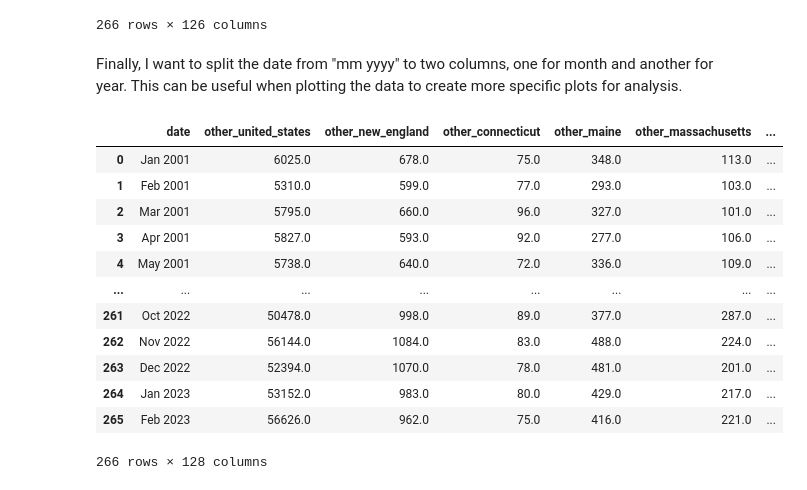
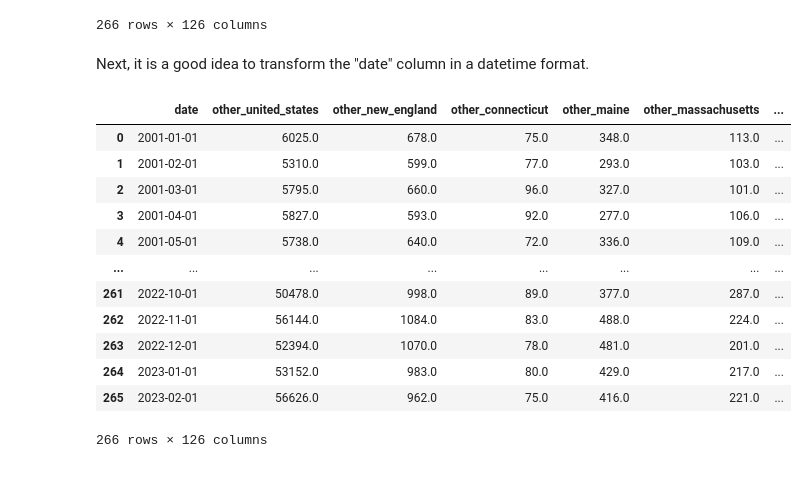
Before and after one commit to abasilio91/DS-wind_production_US, a Jupyter notebook: wind-power-production-statistical-study.ipynb, the cells around one changed output. Saved outputs shown, nothing was run; the diff lists cells and outputs as text; code cells hidden in the pictures.

```diff
--- a/wind-power-production-statistical-study.ipynb
+++ b/wind-power-production-statistical-study.ipynb
@@ -148,26 +150,25 @@ df_withna
 | 264 | Jan 2023 | 53152.0 | 983.0 | 80.0 | 429.0 | 217.0 | ... |
 | 265 | Feb 2023 | 56626.0 | 962.0 | 75.0 | 416.0 | 221.0 | ... |
 266 rows × 126 columns
-# %% [markdown]
-Finally, I want to split the date from "mm yyyy" to two columns, one for month and another for year. This can be useful when plotting the data to create more specific plots for analysis.
-# %%
-df_withna[['month','year']] = df_withna['date'].str.split(expand=True)
-df_withna['year'] = pd.to_numeric(df_withna['year'])
-df_withna
-# %% [output]
-|  | date | other_united_states | other_new_england | other_connecticut | other_maine | other_massachusetts | ... |
-| 0 | Jan 2001 | 6025.0 | 678.0 | 75.0 | 348.0 | 113.0 | ... |
-| 1 | Feb 2001 | 5310.0 | 599.0 | 77.0 | 293.0 | 103.0 | ... |
-| 2 | Mar 2001 | 5795.0 | 660.0 | 96.0 | 327.0 | 101.0 | ... |
-| 3 | Apr 2001 | 5827.0 | 593.0 | 92.0 | 277.0 | 106.0 | ... |
-| 4 | May 2001 | 5738.0 | 640.0 | 72.0 | 336.0 | 109.0 | ... |
-| ... | ... | ... | ... | ... | ... | ... | ... |
-| 261 | Oct 2022 | 50478.0 | 998.0 | 89.0 | 377.0 | 287.0 | ... |
-| 262 | Nov 2022 | 56144.0 | 1084.0 | 83.0 | 488.0 | 224.0 | ... |
-| 263 | Dec 2022 | 52394.0 | 1070.0 | 78.0 | 481.0 | 201.0 | ... |
-| 264 | Jan 2023 | 53152.0 | 983.0 | 80.0 | 429.0 | 217.0 | ... |
-| 265 | Feb 2023 | 56626.0 | 962.0 | 75.0 | 416.0 | 221.0 | ... |
-266 rows × 128 columns
+# %% [markdown]
+Next, it is a good idea to transform the "date" column in a datetime format.
+# %%
+df_withna['date'] = pd.to_datetime(df_withna.date, format='%b %Y')
+df_withna
+# %% [output]
+|  | date | other_united_states | other_new_england | other_connecticut | other_maine | other_massachusetts | ... |
+| 0 | 2001-01-01 | 6025.0 | 678.0 | 75.0 | 348.0 | 113.0 | ... |
+| 1 | 2001-02-01 | 5310.0 | 599.0 | 77.0 | 293.0 | 103.0 | ... |
+| 2 | 2001-03-01 | 5795.0 | 660.0 | 96.0 | 327.0 | 101.0 | ... |
+| 3 | 2001-04-01 | 5827.0 | 593.0 | 92.0 | 277.0 | 106.0 | ... |
+| 4 | 2001-05-01 | 5738.0 | 640.0 | 72.0 | 336.0 | 109.0 | ... |
+| ... | ... | ... | ... | ... | ... | ... | ... |
+| 261 | 2022-10-01 | 50478.0 | 998.0 | 89.0 | 377.0 | 287.0 | ... |
+| 262 | 2022-11-01 | 56144.0 | 1084.0 | 83.0 | 488.0 | 224.0 | ... |
+| 263 | 2022-12-01 | 52394.0 | 1070.0 | 78.0 | 481.0 | 201.0 | ... |
+| 264 | 2023-01-01 | 53152.0 | 983.0 | 80.0 | 429.0 | 217.0 | ... |
+| 265 | 2023-02-01 | 56626.0 | 962.0 | 75.0 | 416.0 | 221.0 | ... |
+266 rows × 126 columns
 # %%
 df_withna.dtypes
 # %% [output]
```
Also changed, not shown: parts of 16 cells of this notebook, 2 other files.
